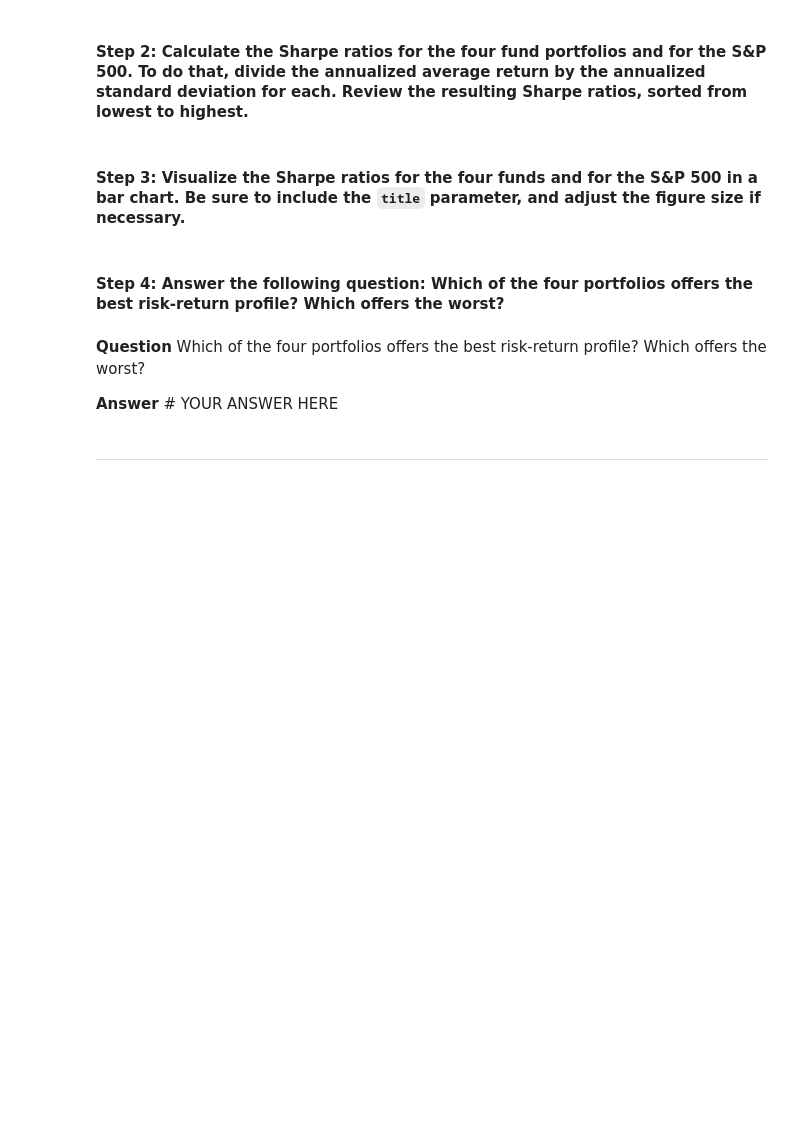
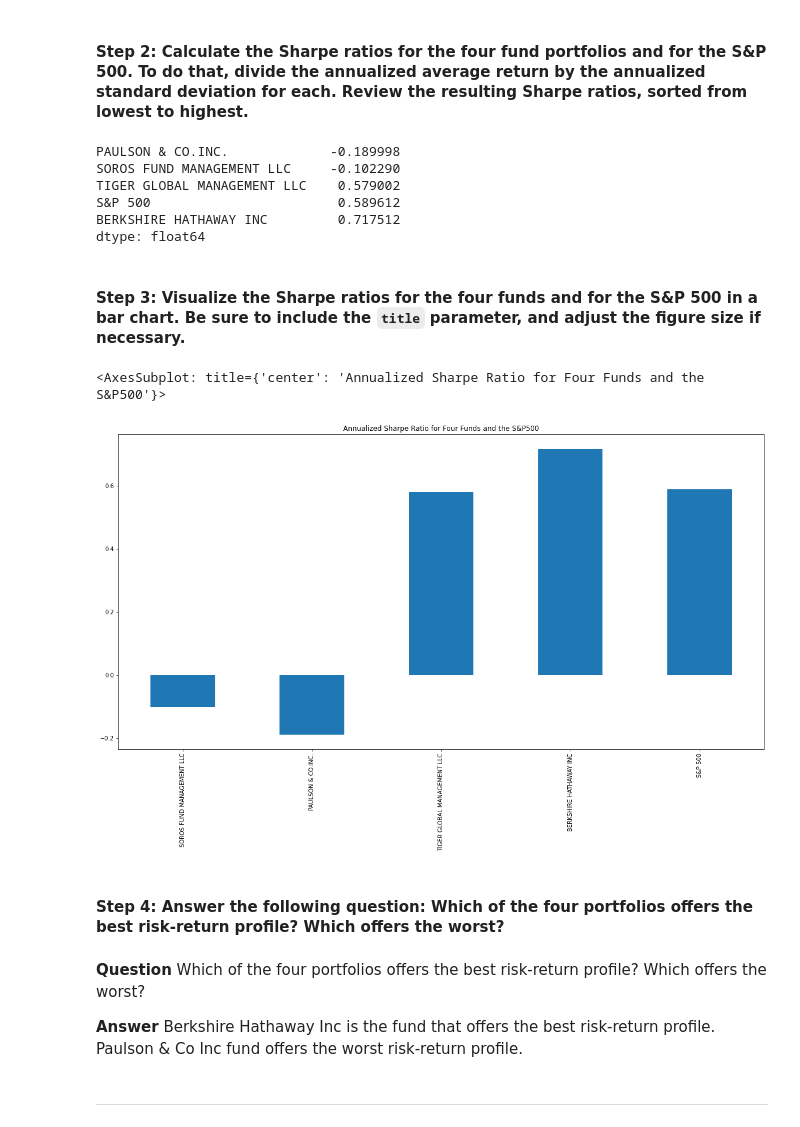
Before and after one commit to Brock-Denton/FinTech-Investing-Platform, a Jupyter notebook: risk_return_analysis.ipynb, the cells around one changed output. Drawn from its saved outputs; the diff is of its cells as text; code cells hidden in the pictures; blank space fills up the shorter version.

```diff
--- a/risk_return_analysis.ipynb
+++ b/risk_return_analysis.ipynb
@@ -334,10 +334,10 @@ To determine the overall risk of an asset or portfolio, quantitative analysts an
 # Calculate the annual average return data for the for fund portfolios and the S&P 500
 # Use 252 as the number of trading days in the year
 
-annualized_avg_returns_whales_df = (daily_returns_whales_df * 252).mean()
+annualized_avg_returns_whales_df = daily_returns_whales_df.mean() * 252
 
 # Review the annual average returns sorted from lowest to highest
-# YOUR CODE HERE
+annualized_avg_returns_whales_df.sort_values()
 # %% [output]
 PAULSON & CO.INC.             -0.006633
 SOROS FUND MANAGEMENT LLC     -0.002281
@@ -349,20 +349,35 @@ dtype: float64
 #### Step 2: Calculate the Sharpe ratios for the four fund portfolios and for the S&P 500. To do that, divide the annualized average return by the annualized standard deviation for each. Review the resulting Sharpe ratios, sorted from lowest to highest.
 # %%
 # Calculate the annualized Sharpe Ratios for each of the 4 portfolios and the S&P 500.
+
+annualized_sharpe_whales_df = annualized_avg_returns_whales_df / annualized_whales_df_std
+
 # Review the Sharpe ratios sorted lowest to highest
-# YOUR CODE HERE
+
+annualized_sharpe_whales_df.sort_values()
+# %% [output]
+PAULSON & CO.INC.             -0.189998
+SOROS FUND MANAGEMENT LLC     -0.102290
+TIGER GLOBAL MANAGEMENT LLC    0.579002
+S&P 500                        0.589612
+BERKSHIRE HATHAWAY INC         0.717512
+dtype: float64
 # %% [markdown]
 #### Step 3: Visualize the Sharpe ratios for the four funds and for the S&P 500 in a bar chart. Be sure to include the `title` parameter, and adjust the figure size if necessary.
 # %%
 # Visualize the Sharpe ratios as a bar chart
 # Include a title parameter and adjust the figure size
-# YOUR CODE HERE
+
+annualized_sharpe_whales_df.plot(kind="bar", figsize=(20,10), title="Annualized Sharpe Ratio for Four Funds and the S&P500")
+# %% [output]
+<AxesSubplot: title={'center': 'Annualized Sharpe Ratio for Four Funds and the S&P500'}>
+[figure, added]
 # %% [markdown]
 #### Step 4: Answer the following question: Which of the four portfolios offers the best risk-return profile? Which offers the worst?
 # %% [markdown]
 **Question** Which of the four portfolios offers the best risk-return profile? Which offers the worst?
 
-**Answer** # YOUR ANSWER HERE
+**Answer** Berkshire Hathaway Inc is the fund that offers the best risk-return profile. Paulson & Co Inc fund offers the worst risk-return profile.
 # %% [markdown]
 ---
 # %% [markdown]
```
